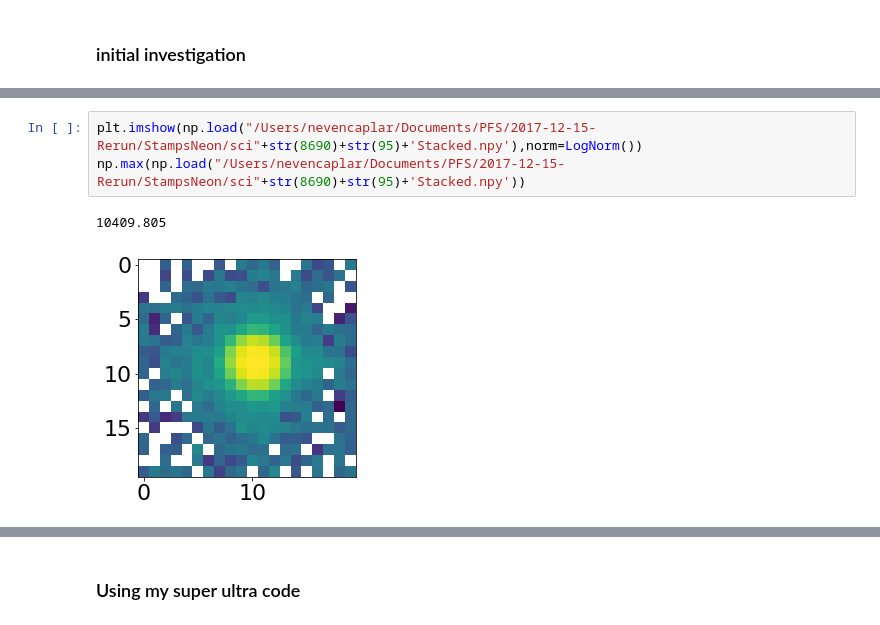
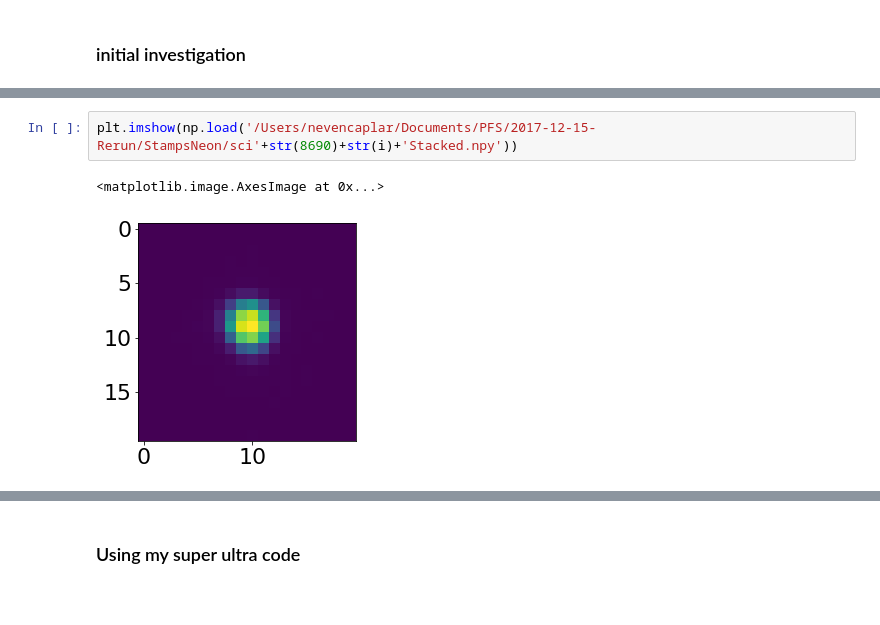
Before and after one commit to Subaru-PFS/dev_2ddrp, a Jupyter notebook: Zernike_Work.ipynb, the cells around one changed output, grey strips where cells are left out. Saved outputs shown, nothing was run; the diff lists cells and outputs as text.

```diff
--- a/Zernike_Work.ipynb
+++ b/Zernike_Work.ipynb
@@ -1204,6 +1675,5 @@ res_flux=res
 # %%
-plt.imshow(np.load("/Users/nevencaplar/Documents/PFS/2017-12-15-Rerun/StampsNeon/sci"+str(8690)+str(95)+'Stacked.npy'),norm=LogNorm())
-np.max(np.load("/Users/nevencaplar/Documents/PFS/2017-12-15-Rerun/StampsNeon/sci"+str(8690)+str(95)+'Stacked.npy'))
+plt.imshow(np.load('/Users/nevencaplar/Documents/PFS/2017-12-15-Rerun/StampsNeon/sci'+str(8690)+str(i)+'Stacked.npy'))
 # %% [output]
-10409.805
+<matplotlib.image.AxesImage at 0x...>
-[figure, old version]
+[figure, new version]
```
Also changed, not shown: parts of 107 cells of this notebook.
